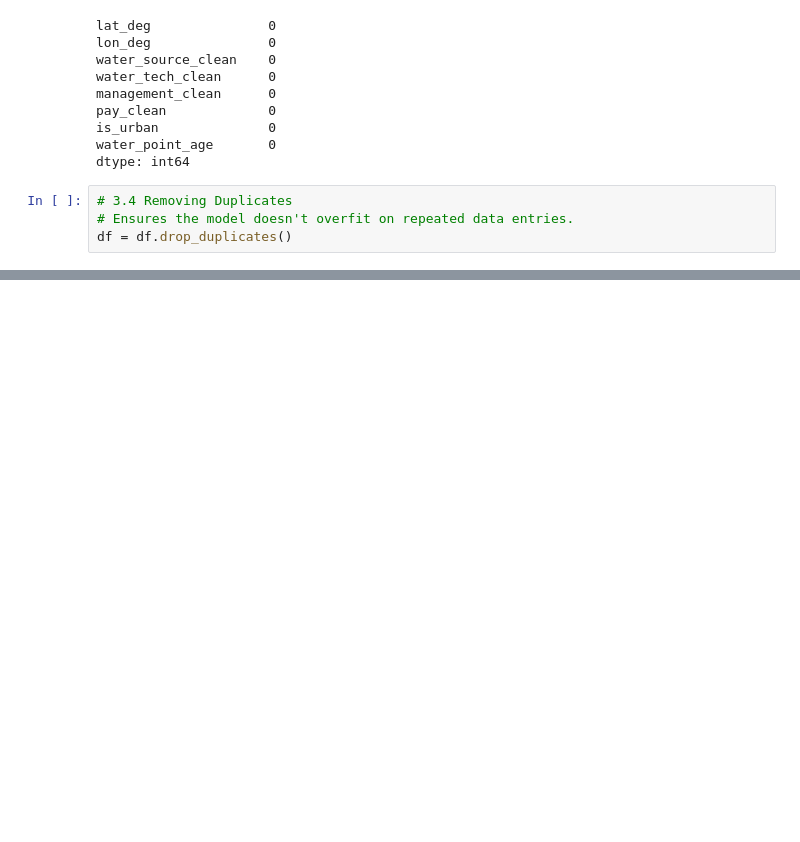
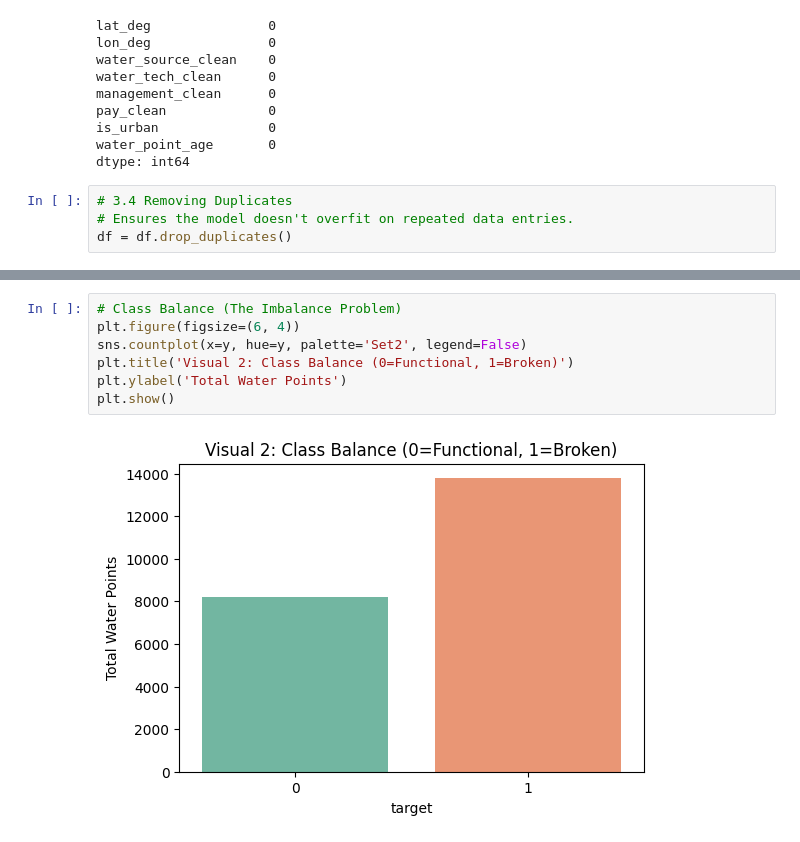
Before and after one commit to Abdull223/Maji-Metrics-2026, a Jupyter notebook: Maji-metrics.ipynb, the cells around one changed output, grey strips where cells are left out. Saved outputs shown, nothing was run; the diff lists cells and outputs as text; blank space fills up the shorter version.

```diff
--- a/Maji-metrics.ipynb
+++ b/Maji-metrics.ipynb
@@ -230,0 +243,9 @@ df = df.drop_duplicates()
+# %%
+# Class Balance (The Imbalance Problem)
+plt.figure(figsize=(6, 4))
+sns.countplot(x=y, hue=y, palette='Set2', legend=False)
+plt.title('Visual 2: Class Balance (0=Functional, 1=Broken)')
+plt.ylabel('Total Water Points')
+plt.show()
+# %% [output]
+[figure, added]
```
Also changed, not shown: parts of 3 cells of this notebook.
